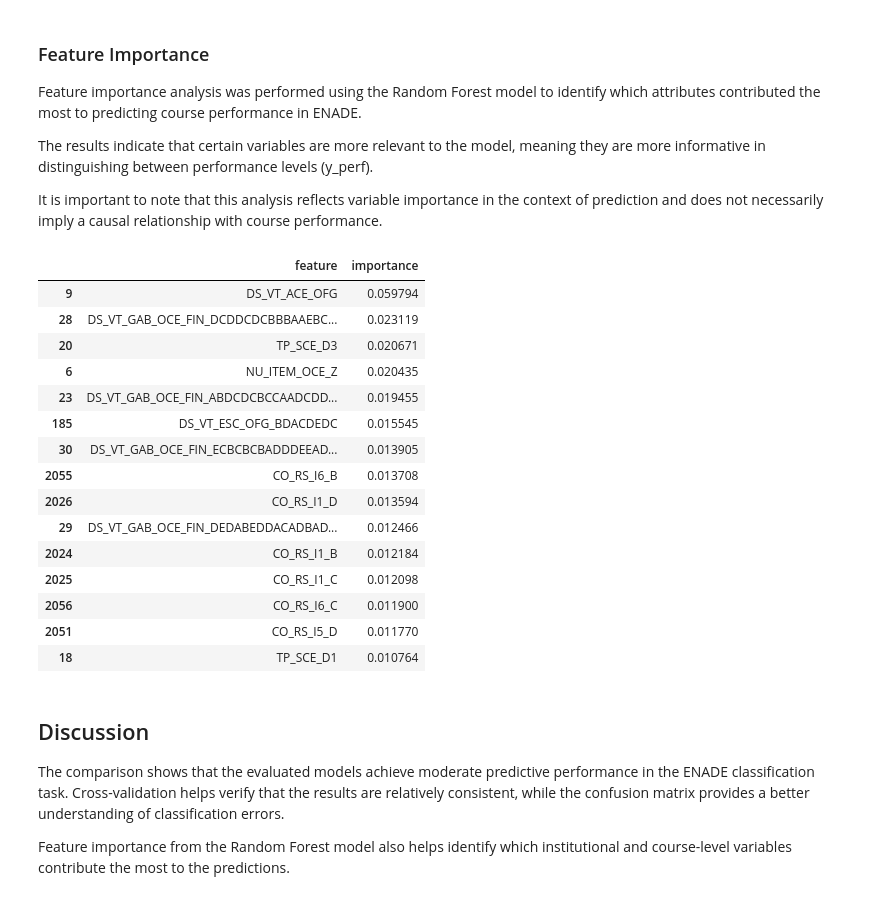
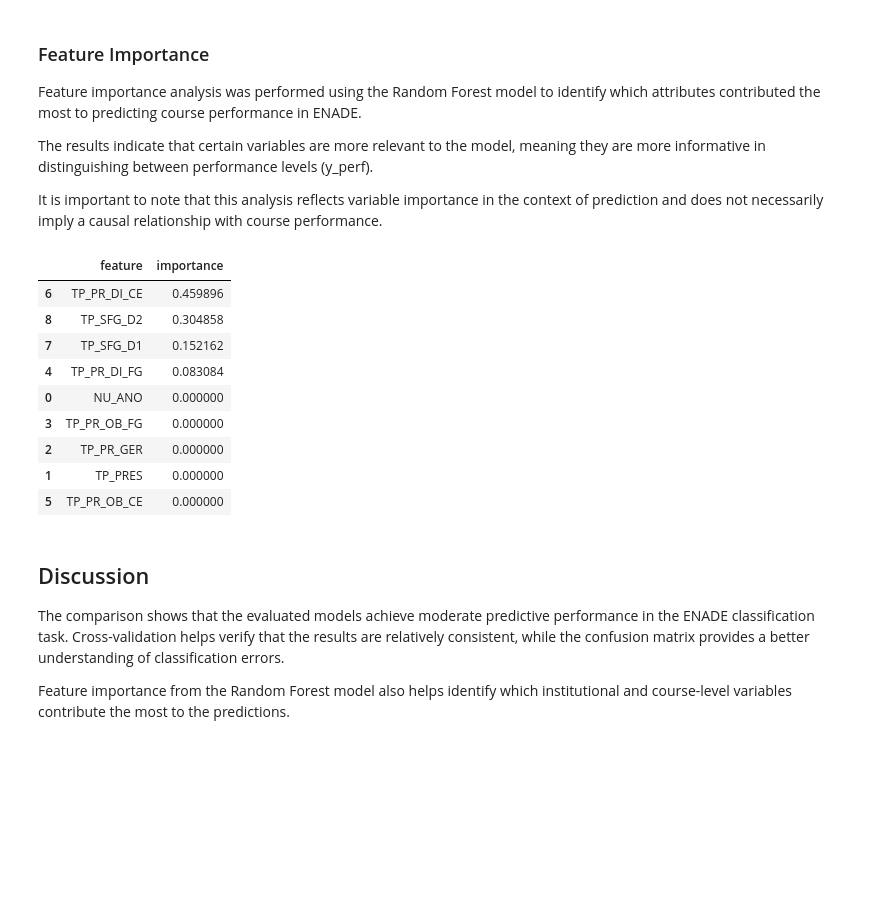
Before and after one commit to lucasdahbar/enade-performance-prediction, a Jupyter notebook: notebooks/05_model_comparison.ipynb, the cells around one changed output. Drawn from its saved outputs; the diff is of its cells as text; code cells hidden in the pictures; blank space fills up the shorter version.

```diff
--- a/notebooks/05_model_comparison.ipynb
+++ b/notebooks/05_model_comparison.ipynb
@@ -181,46 +181,43 @@ It is important to note that this analysis reflects variable importance in the c
 # %%
 import pandas as pd
 from sklearn.ensemble import RandomForestClassifier
 
 df = pd.read_csv("../data/raw/cursos_ufjf_enade2022.csv")
 
 df = df.dropna(subset=["NT_GER"])
 
 y = pd.qcut(df["NT_GER"], q=3, labels=["low", "medium", "high"])
 
-cols_remove = [col for col in df.columns if "NT_" in col]
+cols_remove = [col for col in df.columns if any(pattern in col for pattern in [
+    "NT_", "DS_VT", "CO_RS", "NU_ITEM", "TP_SCE"
+])]
+
 X = df.drop(columns=cols_remove + ["CO_CURSO"], errors="ignore")
 
 X = pd.get_dummies(X, drop_first=False)
 
 X = X.fillna(0)
 
 rf = RandomForestClassifier(n_estimators=100, random_state=42, n_jobs=-1)
 rf.fit(X, y)
 
 feature_importance_df = pd.DataFrame({
     "feature": X.columns,
     "importance": rf.feature_importances_
 }).sort_values(by="importance", ascending=False)
 
 feature_importance_df.head(15)
 # %% [output]
 |  | feature | importance |
-| 9 | DS_VT_ACE_OFG | 0.059794 |
-| 28 | DS_VT_GAB_OCE_FIN_DCDDCDCBBBAAEBC... | 0.023119 |
-| 20 | TP_SCE_D3 | 0.020671 |
-| 6 | NU_ITEM_OCE_Z | 0.020435 |
-| 23 | DS_VT_GAB_OCE_FIN_ABDCDCBCCAADCDD... | 0.019455 |
-| 185 | DS_VT_ESC_OFG_BDACDEDC | 0.015545 |
-| 30 | DS_VT_GAB_OCE_FIN_ECBCBCBADDDEEAD... | 0.013905 |
-| 2055 | CO_RS_I6_B | 0.013708 |
-| 2026 | CO_RS_I1_D | 0.013594 |
-| 29 | DS_VT_GAB_OCE_FIN_DEDABEDDACADBAD... | 0.012466 |
-| 2024 | CO_RS_I1_B | 0.012184 |
-| 2025 | CO_RS_I1_C | 0.012098 |
-| 2056 | CO_RS_I6_C | 0.011900 |
-| 2051 | CO_RS_I5_D | 0.011770 |
-| 18 | TP_SCE_D1 | 0.010764 |
+| 6 | TP_PR_DI_CE | 0.459896 |
+| 8 | TP_SFG_D2 | 0.304858 |
+| 7 | TP_SFG_D1 | 0.152162 |
+| 4 | TP_PR_DI_FG | 0.083084 |
+| 0 | NU_ANO | 0.000000 |
+| 3 | TP_PR_OB_FG | 0.000000 |
+| 2 | TP_PR_GER | 0.000000 |
+| 1 | TP_PRES | 0.000000 |
+| 5 | TP_PR_OB_CE | 0.000000 |
 # %% [markdown]
 ## Discussion
 
```
